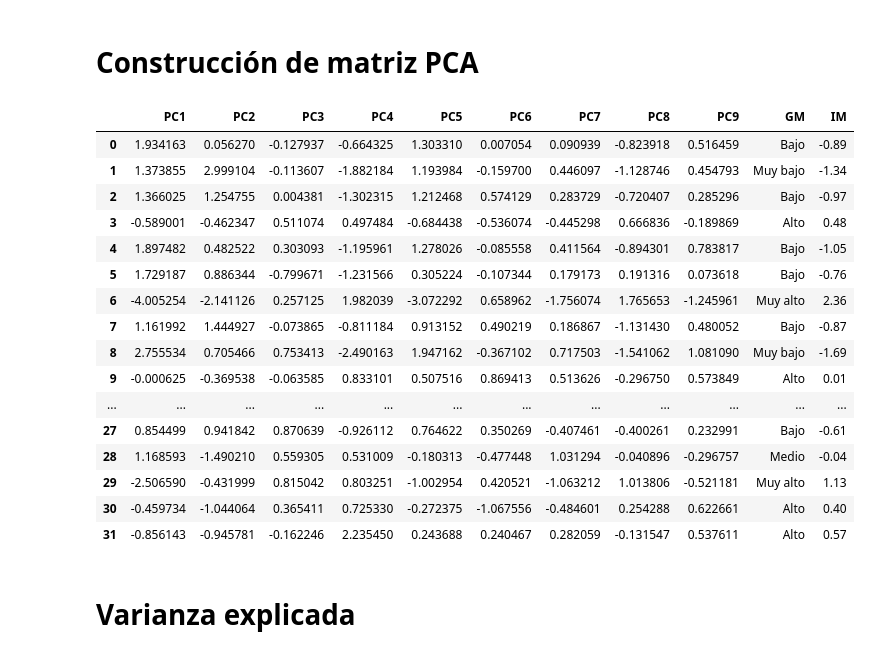
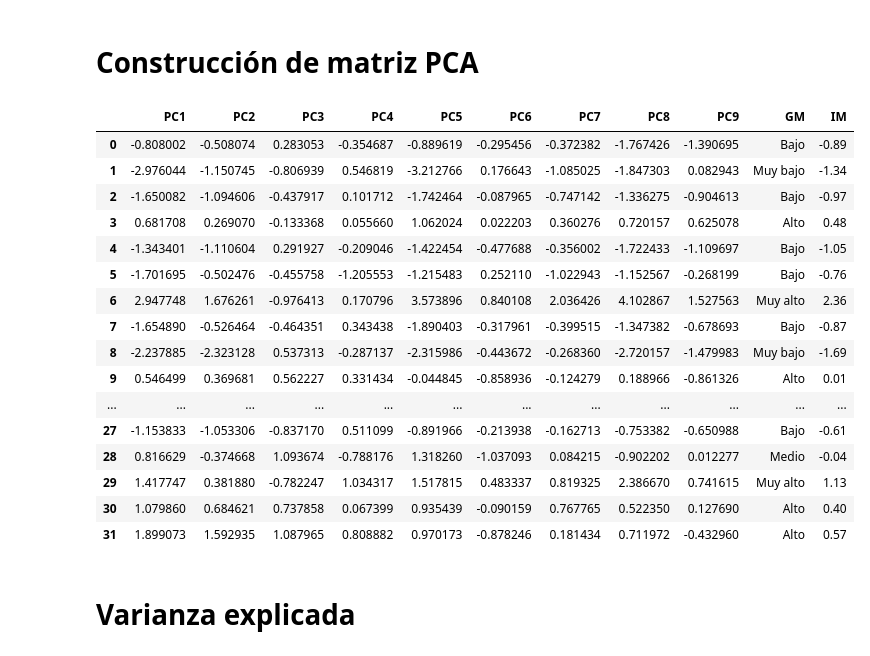
Before and after one commit to AnaTorresR/PracticaFinalMNO, a Jupyter notebook: Jacobi_1990.ipynb, the cells around one changed output. Cells and saved outputs as stored; diff of their text form; code cells hidden in the pictures.

```diff
--- a/Jacobi_1990.ipynb
+++ b/Jacobi_1990.ipynb
@@ -664,0 +711,3 @@ Los eigenvalores calculados por nuestra función son similares a los eigenvalore
+# %%
+e_vectors = compute_Jacobi_egvectors(var_cov,6)
+pd.DataFrame(e_vectors)
@@ -665,49 +725,49 @@ Los eigenvalores calculados por nuestra función son similares a los eigenvalore
 # %% [markdown]
 # Construcción de matriz PCA
 # %%
-projected_1 = vectors[0]@X_scaled.T
-projected_2 = vectors[1]@ X_scaled.T
-projected_3 = vectors[2] @ X_scaled.T
-projected_4 = vectors[3]@ X_scaled.T
-projected_5 = vectors[5]@ X_scaled.T
-projected_6 = vectors[7]@X_scaled.T
-projected_7 = vectors[8] @ X_scaled.T
-projected_8 = vectors[6]@X_scaled.T
-projected_9 = vectors[4]@X_scaled.T
+projected_1 = e_vectors.T[0]@X_scaled.T
+projected_2 = e_vectors[1].T@ X_scaled.T
+projected_3 = e_vectors[2].T @ X_scaled.T
+projected_4 = e_vectors[3].T@ X_scaled.T
+projected_5 = e_vectors[5].T@ X_scaled.T
+projected_6 = e_vectors[7].T@X_scaled.T
+projected_7 = e_vectors[8].T @ X_scaled.T
+projected_8 = e_vectors[6].T@X_scaled.T
+projected_9 = e_vectors[4].T@X_scaled.T
 
 
 res = pd.DataFrame(projected_1, columns=['PC1'])
 
 res['PC2'] = projected_2
 res['PC3'] = projected_3
 res['PC4'] = projected_4
 res['PC5'] = projected_5
 res['PC6'] = projected_6
 res['PC7'] = projected_7
 res['PC8'] = projected_8
 res['PC9'] = projected_9
 res['GM'] = datos_1990['GM']
 res['IM'] = datos_1990['IM']
 
 res
 # %% [output]
 |  | PC1 | PC2 | PC3 | PC4 | PC5 | PC6 | PC7 | PC8 | PC9 | GM | IM |
-| 0 | 1.934163 | 0.056270 | -0.127937 | -0.664325 | 1.303310 | 0.007054 | 0.090939 | -0.823918 | 0.516459 | Bajo | -0.89 |
-| 1 | 1.373855 | 2.999104 | -0.113607 | -1.882184 | 1.193984 | -0.159700 | 0.446097 | -1.128746 | 0.454793 | Muy bajo | -1.34 |
-| 2 | 1.366025 | 1.254755 | 0.004381 | -1.302315 | 1.212468 | 0.574129 | 0.283729 | -0.720407 | 0.285296 | Bajo | -0.97 |
-| 3 | -0.589001 | -0.462347 | 0.511074 | 0.497484 | -0.684438 | -0.536074 | -0.445298 | 0.666836 | -0.189869 | Alto | 0.48 |
-| 4 | 1.897482 | 0.482522 | 0.303093 | -1.195961 | 1.278026 | -0.085558 | 0.411564 | -0.894301 | 0.783817 | Bajo | -1.05 |
-| 5 | 1.729187 | 0.886344 | -0.799671 | -1.231566 | 0.305224 | -0.107344 | 0.179173 | 0.191316 | 0.073618 | Bajo | -0.76 |
-| 6 | -4.005254 | -2.141126 | 0.257125 | 1.982039 | -3.072292 | 0.658962 | -1.756074 | 1.765653 | -1.245961 | Muy alto | 2.36 |
-| 7 | 1.161992 | 1.444927 | -0.073865 | -0.811184 | 0.913152 | 0.490219 | 0.186867 | -1.131430 | 0.480052 | Bajo | -0.87 |
-| 8 | 2.755534 | 0.705466 | 0.753413 | -2.490163 | 1.947162 | -0.367102 | 0.717503 | -1.541062 | 1.081090 | Muy bajo | -1.69 |
-| 9 | -0.000625 | -0.369538 | -0.063585 | 0.833101 | 0.507516 | 0.869413 | 0.513626 | -0.296750 | 0.573849 | Alto | 0.01 |
+| 0 | -0.808002 | -0.508074 | 0.283053 | -0.354687 | -0.889619 | -0.295456 | -0.372382 | -1.767426 | -1.390695 | Bajo | -0.89 |
+| 1 | -2.976044 | -1.150745 | -0.806939 | 0.546819 | -3.212766 | 0.176643 | -1.085025 | -1.847303 | 0.082943 | Muy bajo | -1.34 |
+| 2 | -1.650082 | -1.094606 | -0.437917 | 0.101712 | -1.742464 | -0.087965 | -0.747142 | -1.336275 | -0.904613 | Bajo | -0.97 |
+| 3 | 0.681708 | 0.269070 | -0.133368 | 0.055660 | 1.062024 | 0.022203 | 0.360276 | 0.720157 | 0.625078 | Alto | 0.48 |
+| 4 | -1.343401 | -1.110604 | 0.291927 | -0.209046 | -1.422454 | -0.477688 | -0.356002 | -1.722433 | -1.109697 | Bajo | -1.05 |
+| 5 | -1.701695 | -0.502476 | -0.455758 | -1.205553 | -1.215483 | 0.252110 | -1.022943 | -1.152567 | -0.268199 | Bajo | -0.76 |
+| 6 | 2.947748 | 1.676261 | -0.976413 | 0.170796 | 3.573896 | 0.840108 | 2.036426 | 4.102867 | 1.527563 | Muy alto | 2.36 |
+| 7 | -1.654890 | -0.526464 | -0.464351 | 0.343438 | -1.890403 | -0.317961 | -0.399515 | -1.347382 | -0.678693 | Bajo | -0.87 |
+| 8 | -2.237885 | -2.323128 | 0.537313 | -0.287137 | -2.315986 | -0.443672 | -0.268360 | -2.720157 | -1.479983 | Muy bajo | -1.69 |
+| 9 | 0.546499 | 0.369681 | 0.562227 | 0.331434 | -0.044845 | -0.858936 | -0.124279 | 0.188966 | -0.861326 | Alto | 0.01 |
 | ... | ... | ... | ... | ... | ... | ... | ... | ... | ... | ... | ... |
-| 27 | 0.854499 | 0.941842 | 0.870639 | -0.926112 | 0.764622 | 0.350269 | -0.407461 | -0.400261 | 0.232991 | Bajo | -0.61 |
-| 28 | 1.168593 | -1.490210 | 0.559305 | 0.531009 | -0.180313 | -0.477448 | 1.031294 | -0.040896 | -0.296757 | Medio | -0.04 |
-| 29 | -2.506590 | -0.431999 | 0.815042 | 0.803251 | -1.002954 | 0.420521 | -1.063212 | 1.013806 | -0.521181 | Muy alto | 1.13 |
-| 30 | -0.459734 | -1.044064 | 0.365411 | 0.725330 | -0.272375 | -1.067556 | -0.484601 | 0.254288 | 0.622661 | Alto | 0.40 |
-| 31 | -0.856143 | -0.945781 | -0.162246 | 2.235450 | 0.243688 | 0.240467 | 0.282059 | -0.131547 | 0.537611 | Alto | 0.57 |
+| 27 | -1.153833 | -1.053306 | -0.837170 | 0.511099 | -0.891966 | -0.213938 | -0.162713 | -0.753382 | -0.650988 | Bajo | -0.61 |
+| 28 | 0.816629 | -0.374668 | 1.093674 | -0.788176 | 1.318260 | -1.037093 | 0.084215 | -0.902202 | 0.012277 | Medio | -0.04 |
+| 29 | 1.417747 | 0.381880 | -0.782247 | 1.034317 | 1.517815 | 0.483337 | 0.819325 | 2.386670 | 0.741615 | Muy alto | 1.13 |
+| 30 | 1.079860 | 0.684621 | 0.737858 | 0.067399 | 0.935439 | -0.090159 | 0.767765 | 0.522350 | 0.127690 | Alto | 0.40 |
+| 31 | 1.899073 | 1.592935 | 1.087965 | 0.808882 | 0.970173 | -0.878246 | 0.181434 | 0.711972 | -0.432960 | Alto | 0.57 |
 # %% [markdown]
 # Varianza explicada
 # %%
```
Also changed, not shown: parts of 19 cells of this notebook, 2 other files.
